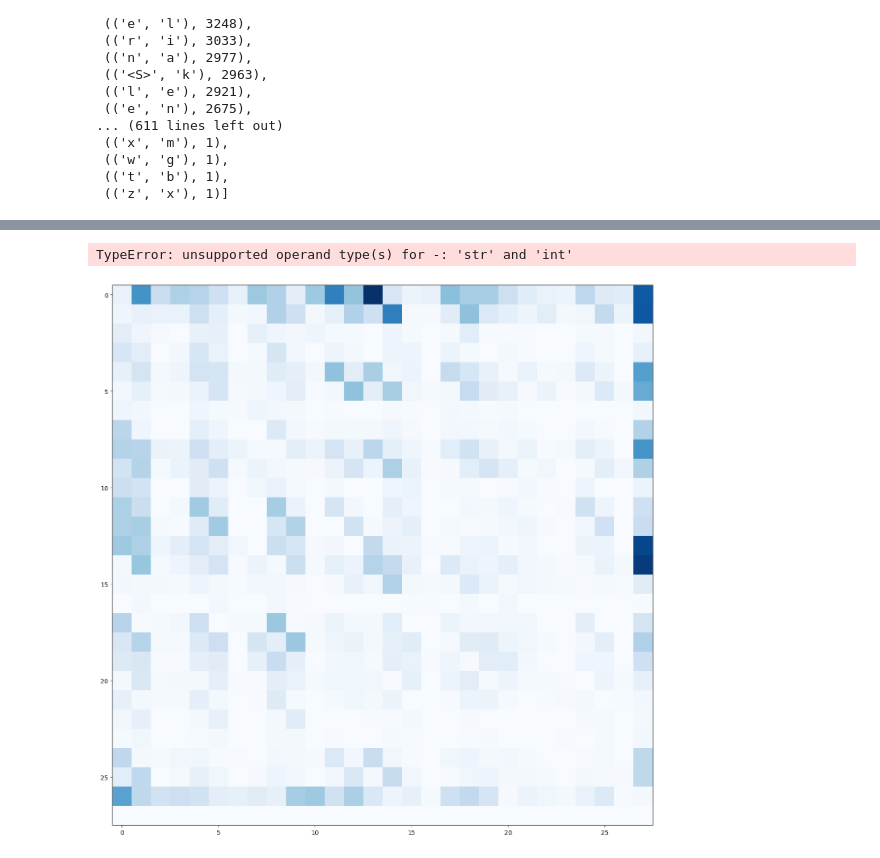
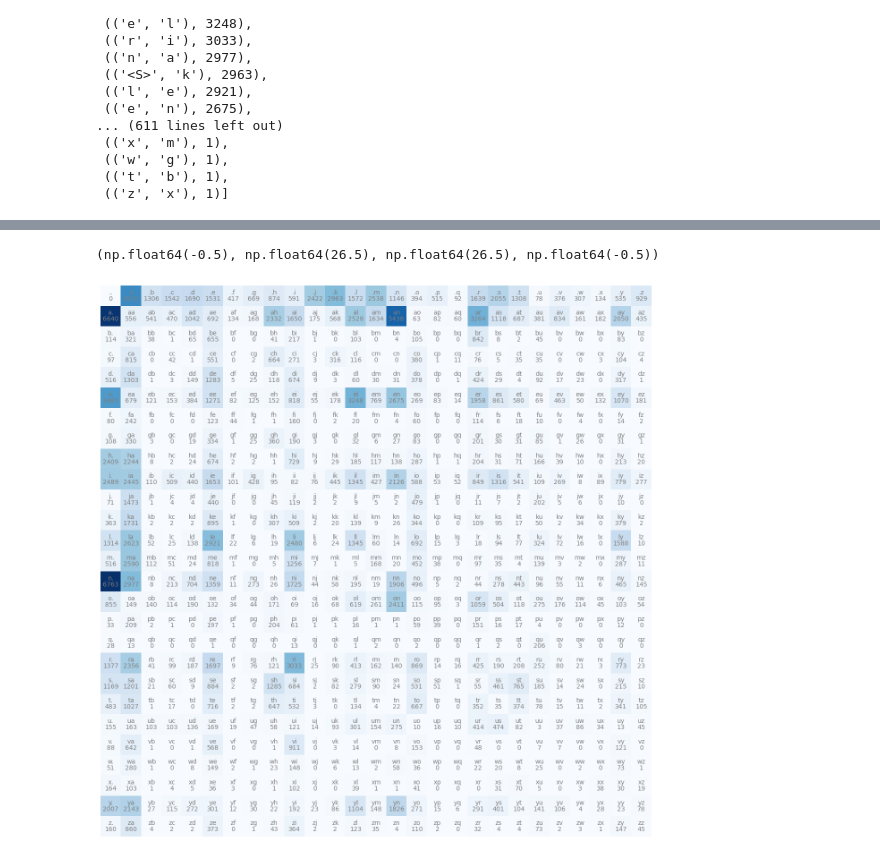
Before and after one commit to ritisha2503/makemore-from-scratch, a Jupyter notebook: makemore.ipynb, the cells around one changed output, grey strips where cells are left out. Drawn from its saved outputs; the diff is of its cells as text; code cells hidden in the pictures.

```diff
--- a/makemore.ipynb
+++ b/makemore.ipynb
@@ -56,9 +56,9 @@ sorted(b.items(), key = lambda kv : -kv[1])
 # %%
 import torch
 # %%
-N = torch.zeros((28,28), dtype = torch.int32)
+N = torch.zeros((27,27), dtype = torch.int32)
 # %%
 chars = sorted(list(set(''.join(words))))
 stoi = {s:i+1 for i,s in enumerate(chars)}
-stoi['<S>'] = 0
-stoi['<E>'] = 27
+stoi['.'] = 0
+itos = {i:s for s,i in stoi.items()}
@@ -114,15 +72,15 @@ itos = {i:s for s,i in stoi.items()}
 # %%
 import matplotlib.pyplot as plt
 %matplotlib inline
 
 plt.figure(figsize=(16,16))
 plt.imshow(N, cmap='Blues')
-for i in range(28):
-    for j in range(28):
+for i in range(27):
+    for j in range(27):
         chstr = itos[i] + itos[j]
         plt.text(j, i, chstr, ha='center', va='bottom', color='gray')
         plt.text(j, i, N[i,j].item(), ha='center', va='top', color='gray')
 plt.axis('off')
 # %% [output]
-TypeError: unsupported operand type(s) for -: 'str' and 'int'
+(np.float64(-0.5), np.float64(26.5), np.float64(26.5), np.float64(-0.5))
-[figure, old version]
+[figure, new version]
```
Also changed, not shown: parts of 4 cells of this notebook.
